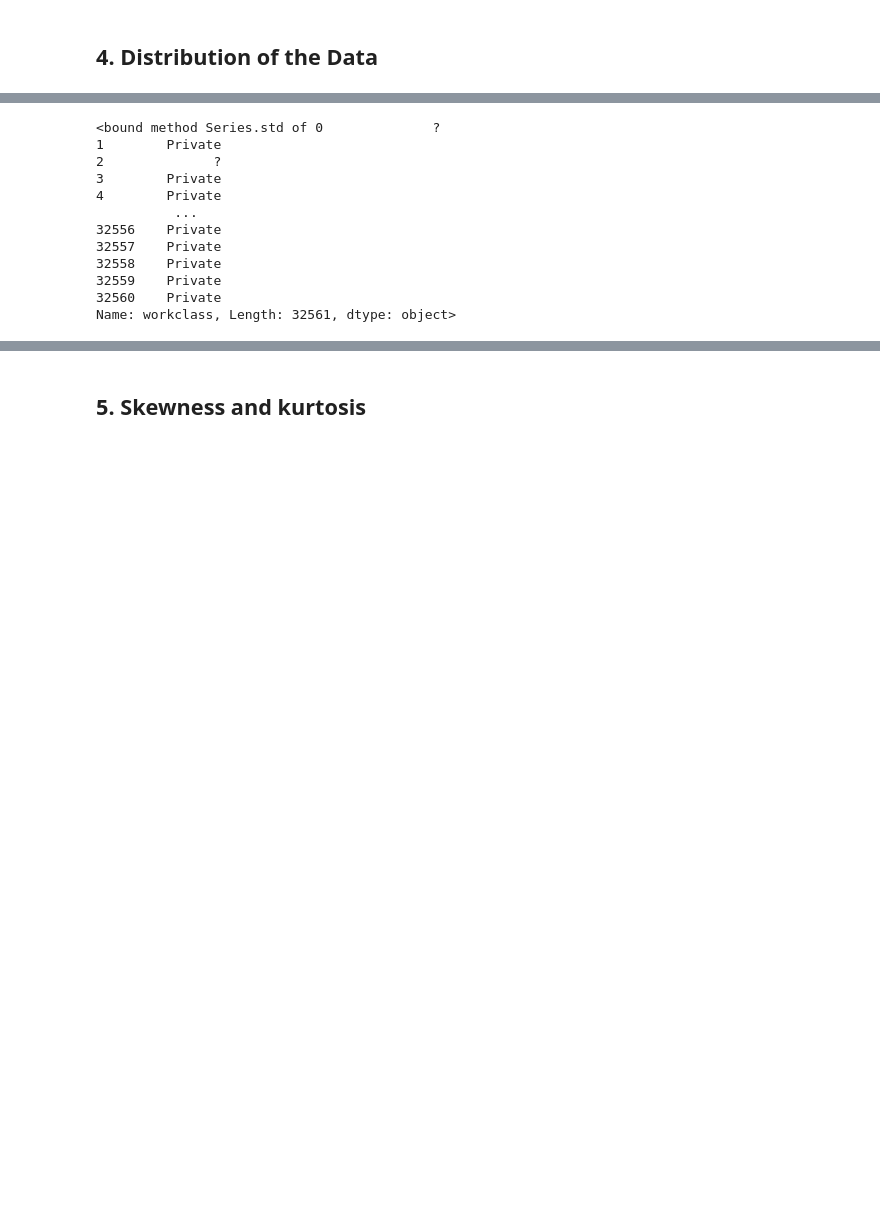
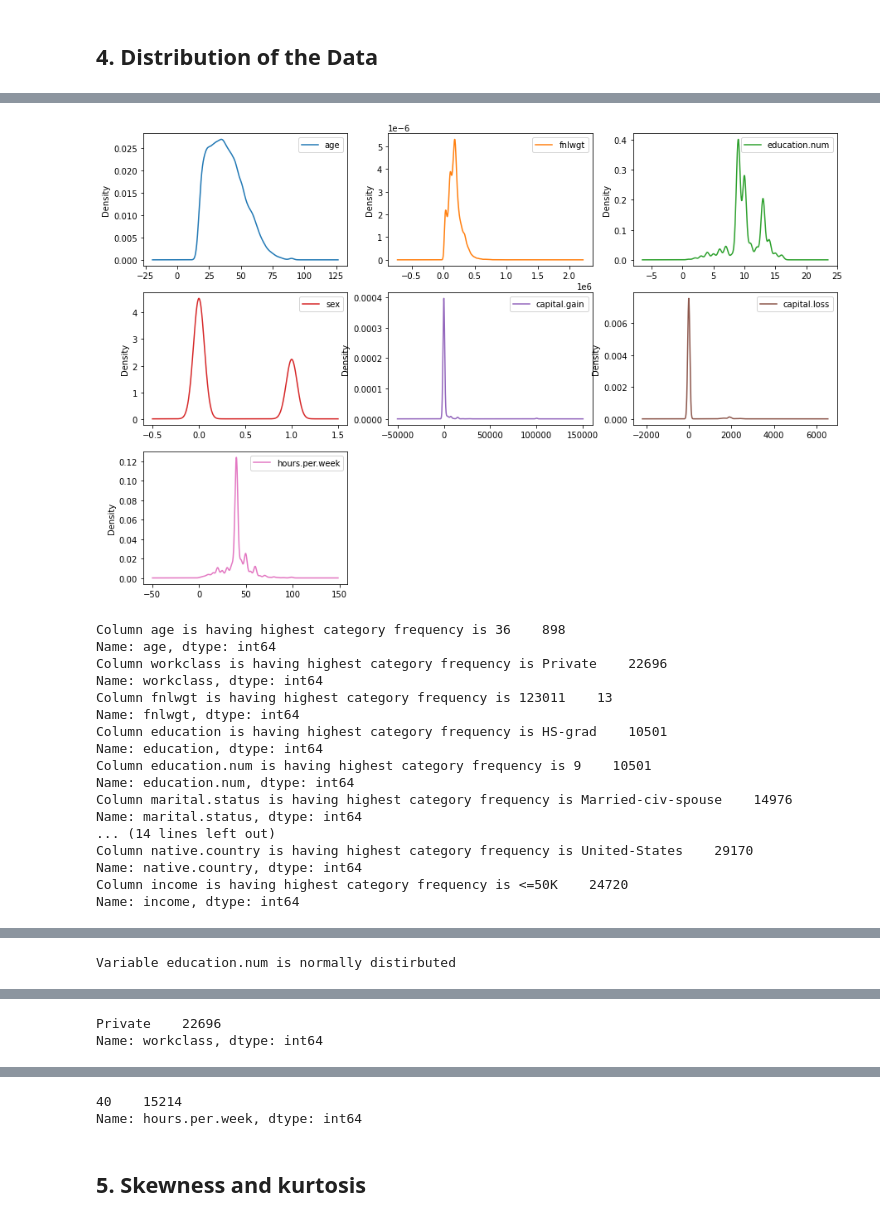
Before and after one commit to harshagiri/i_hate_this, a Jupyter notebook: Assignments/S1_Mandatory/S1_Descriptive Statistics/Descriptive Statistics - Mandatory(Session 1) - Questions.ipynb, the cells around one changed output, grey strips where cells are left out. Cells and saved outputs as stored; diff of their text form; code cells hidden in the pictures; blank space fills up the shorter version.

```diff
--- a/Assignments/S1_Mandatory/S1_Descriptive Statistics/Descriptive Statistics - Mandatory(Session 1) - Questions.ipynb
+++ b/Assignments/S1_Mandatory/S1_Descriptive Statistics/Descriptive Statistics - Mandatory(Session 1) - Questions.ipynb
@@ -367,3 +365,37 @@ Name: hours.per.week, dtype: float64
+# %%
+# type your code here
+
+def plotCategoryGraph():
+    plt.rcParams["figure.figsize"] = [15,10]
+    adults_income_df.plot(kind = 'density', subplots = True, layout = (3,3), sharex = False)
+    plt.show()
+
+def identifyCategoryWithHigestFrequencyInEachVariable():
+    for column in adults_income_df.columns:
+        series = adults_income_df[column].value_counts().head(1)
+        print("Column {} is having highest category frequency is {}".format(column, series))
+
+plotCategoryGraph()
+identifyCategoryWithHigestFrequencyInEachVariable()
+# %% [output]
+[figure, added]
+Column age is having highest category frequency is 36    898
+Name: age, dtype: int64
+Column workclass is having highest category frequency is Private    22696
+Name: workclass, dtype: int64
+Column fnlwgt is having highest category frequency is 123011    13
+Name: fnlwgt, dtype: int64
+Column education is having highest category frequency is HS-grad    10501
+Name: education, dtype: int64
+Column education.num is having highest category frequency is 9    10501
+Name: education.num, dtype: int64
+Column marital.status is having highest category frequency is Married-civ-spouse    14976
+Name: marital.status, dtype: int64
+... (14 lines left out)
+Column native.country is having highest category frequency is United-States    29170
+Name: native.country, dtype: int64
+Column income is having highest category frequency is <=50K    24720
+Name: income, dtype: int64
 # %% [markdown]
 <table align="left">
     <tr>
@@ -384,3 +414,12 @@ Name: hours.per.week, dtype: float64
+# %%
+# type your code here
+for column in adults_income_df.columns:
+    if adults_income_df[column].dtypes == 'int64':
+        k2, p = stats.normaltest(adults_income_df[column])
+        if p == 3.5897196971978586e-178:
+            print("Variable {} is normally distirbuted".format(column))
+# %% [output]
+Variable education.num is normally distirbuted
 # %% [markdown]
 <table align="left">
     <tr>
@@ -398,20 +437,10 @@ Name: hours.per.week, dtype: float64
 </table>
 # %%
 # type your code here
-adults_income_df.workclass.std
+adults_income_df.workclass.value_counts().head(1)
 # %% [output]
-<bound method Series.std of 0              ?
-1        Private
-2              ?
-3        Private
-4        Private
-          ...
-32556    Private
-32557    Private
-32558    Private
-32559    Private
-32560    Private
-Name: workclass, Length: 32561, dtype: object>
+Private    22696
+Name: workclass, dtype: int64
 # %% [markdown]
 <table align="left">
     <tr>
@@ -430,6 +459,10 @@ Name: workclass, Length: 32561, dtype: object>
 </table>
 # %%
 # type your code here
+adults_income_df['hours.per.week'].value_counts().head(1)
+# %% [output]
+40    15214
+Name: hours.per.week, dtype: int64
 # %% [markdown]
 <a id="sk"> </a>
 ## 5. Skewness and kurtosis
```
Also changed, not shown: parts of 12 cells of this notebook, 2 other files.
